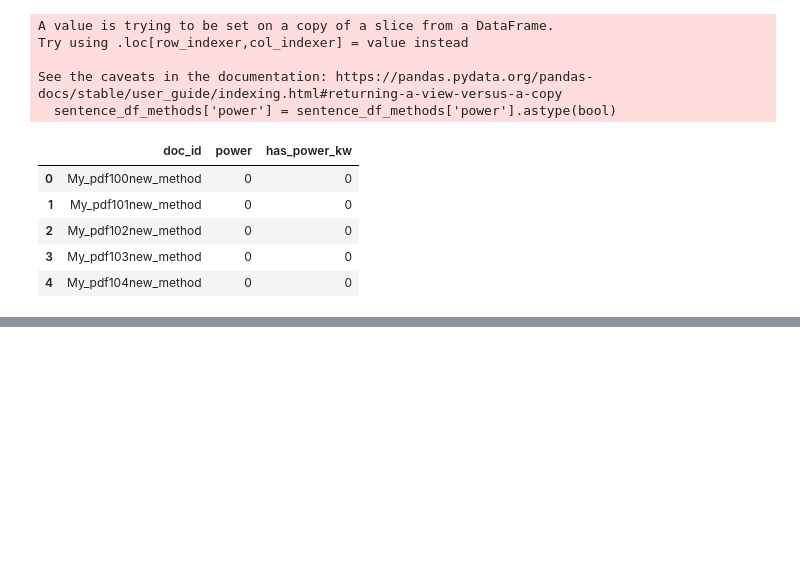
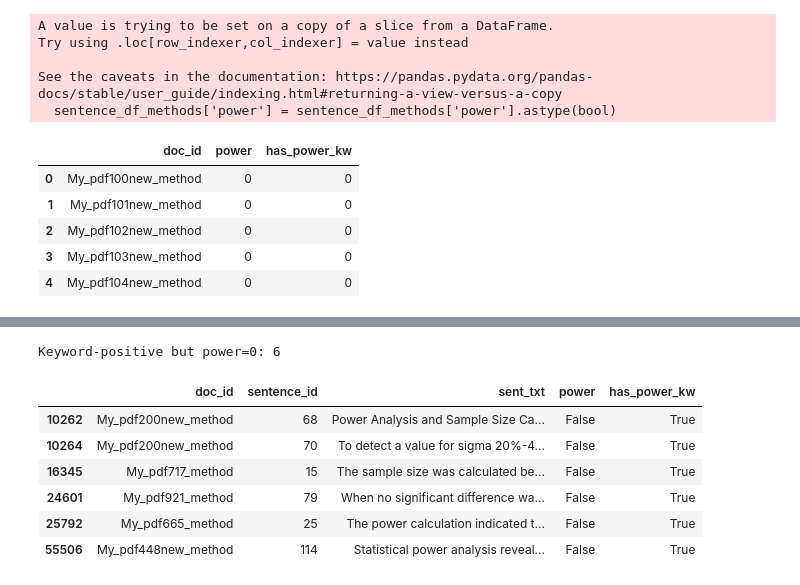
Before and after one commit to Ineichen-Group/Preclinical_DrugDisease_Translation_Pipeline, a Jupyter notebook: 03_IE_regex/Eval_Regex_Rigor_Sentences.ipynb, the cells around one changed output, grey strips where cells are left out. Saved outputs shown, nothing was run; the diff lists cells and outputs as text; code cells hidden in the pictures; blank space fills up the shorter version.

```diff
--- a/03_IE_regex/Eval_Regex_Rigor_Sentences.ipynb
+++ b/03_IE_regex/Eval_Regex_Rigor_Sentences.ipynb
@@ -746,0 +701,23 @@ Recall: 0.52
+# %%
+# Keyword detected, but final power label is 0
+power_false_negatives = sentence_df_methods.loc[
+    (sentence_df_methods["has_power_kw"] == True) &
+    (sentence_df_methods["power"] == 0),
+    ["doc_id", "sentence_id", "sent_txt", "power", "has_power_kw"]
+]
+
+print(
+    "Keyword-positive but power=0:",
+    len(power_false_negatives)
+)
+
+display(power_false_negatives.head(100))
+# %% [output]
+Keyword-positive but power=0: 6
+|  | doc_id | sentence_id | sent_txt | power | has_power_kw |
+| 10262 | My_pdf200new_method | 68 | Power Analysis and Sample Size Ca... | False | True |
+| 10264 | My_pdf200new_method | 70 | To detect a value for sigma 20%-4... | False | True |
+| 16345 | My_pdf717_method | 15 | The sample size was calculated be... | False | True |
+| 24601 | My_pdf921_method | 79 | When no significant difference wa... | False | True |
+| 25792 | My_pdf665_method | 25 | The power calculation indicated t... | False | True |
+| 55506 | My_pdf448new_method | 114 | Statistical power analysis reveal... | False | True |
```
Also changed, not shown: parts of 21 cells of this notebook.
